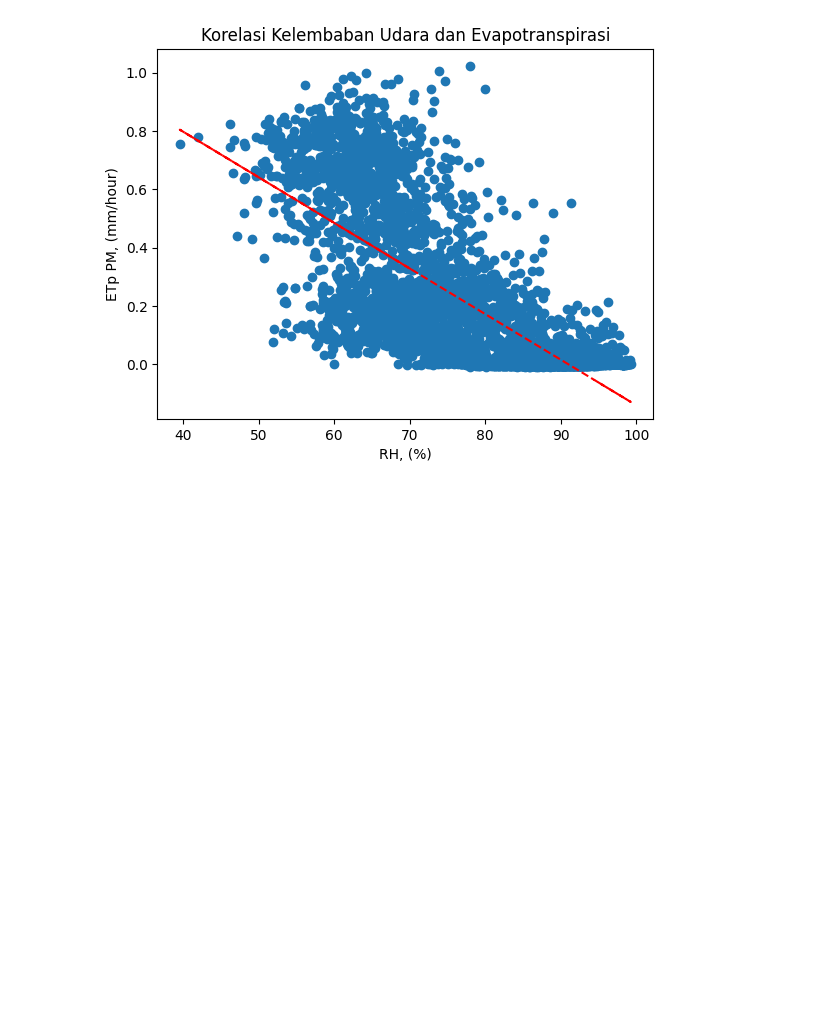
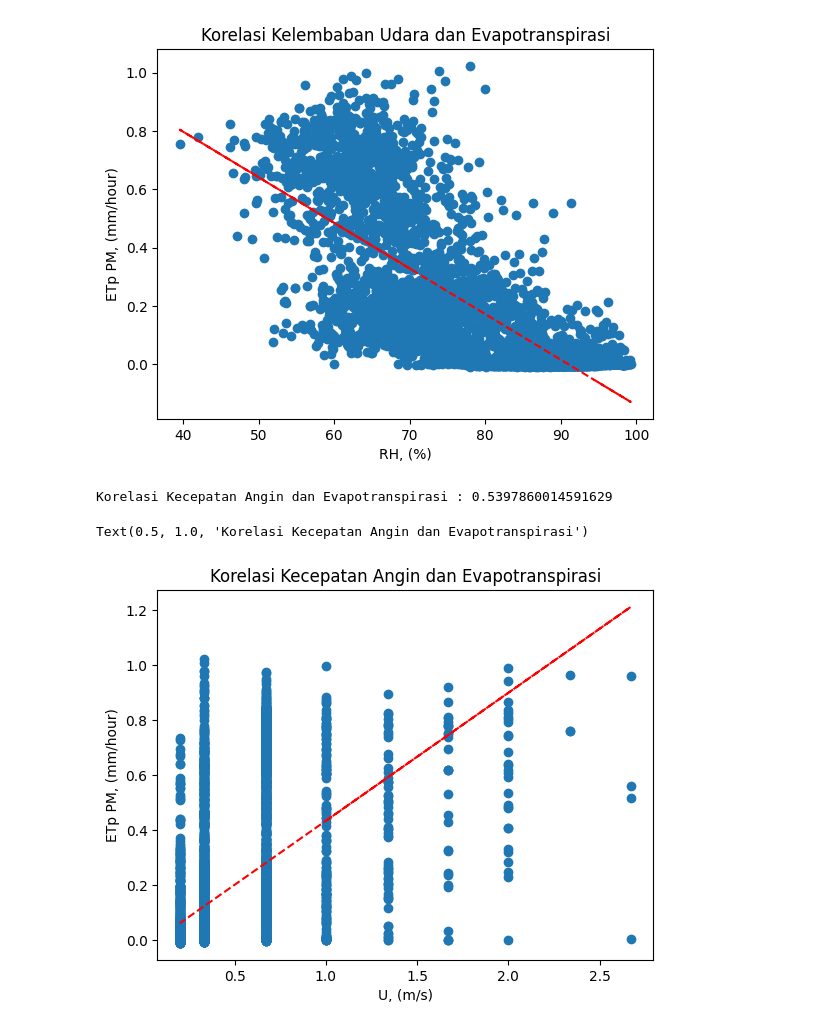
Before and after one commit to Aprilianiput21/TA_Model-ETp, a Jupyter notebook: Correlations_Tungkub.ipynb, the cells around one changed output. Drawn from its saved outputs; the diff is of its cells as text; code cells hidden in the pictures; blank space fills up the shorter version.

Commit message:
Ditambahkan kecepatan angin

```diff
--- a/Correlations_Tungkub.ipynb
+++ b/Correlations_Tungkub.ipynb
@@ -149,3 +149,27 @@ plt.title('Korelasi Kelembaban Udara dan Evapotranspirasi')
 Korelasi Suhu Udara dan Evapotranspirasi : -0.7791173982485383
 Text(0.5, 1.0, 'Korelasi Kelembaban Udara dan Evapotranspirasi')
 [figure]
+# %%
+#Kelembaban Udara (u) VS ET
+correlation_u = df['U'].corr(df['ET'])
+
+print('Korelasi Kecepatan Angin dan Evapotranspirasi :', correlation_u)
+
+#Scatter Plot
+plt.scatter(df['U'], df['ET'])
+
+#Menambah garis linear regresi
+x = df['U']
+y = df['ET']
+z = np.polyfit(x,y,1)
+p = np.poly1d(z)
+plt.plot(x,p(x), "r--")
+
+#Label dan Judul
+plt.xlabel('U, (m/s)')
+plt.ylabel('ETp PM, (mm/hour)')
+plt.title('Korelasi Kecepatan Angin dan Evapotranspirasi')
+# %% [output]
+Korelasi Kecepatan Angin dan Evapotranspirasi : 0.5397860014591629
+Text(0.5, 1.0, 'Korelasi Kecepatan Angin dan Evapotranspirasi')
+[figure, added]
```
